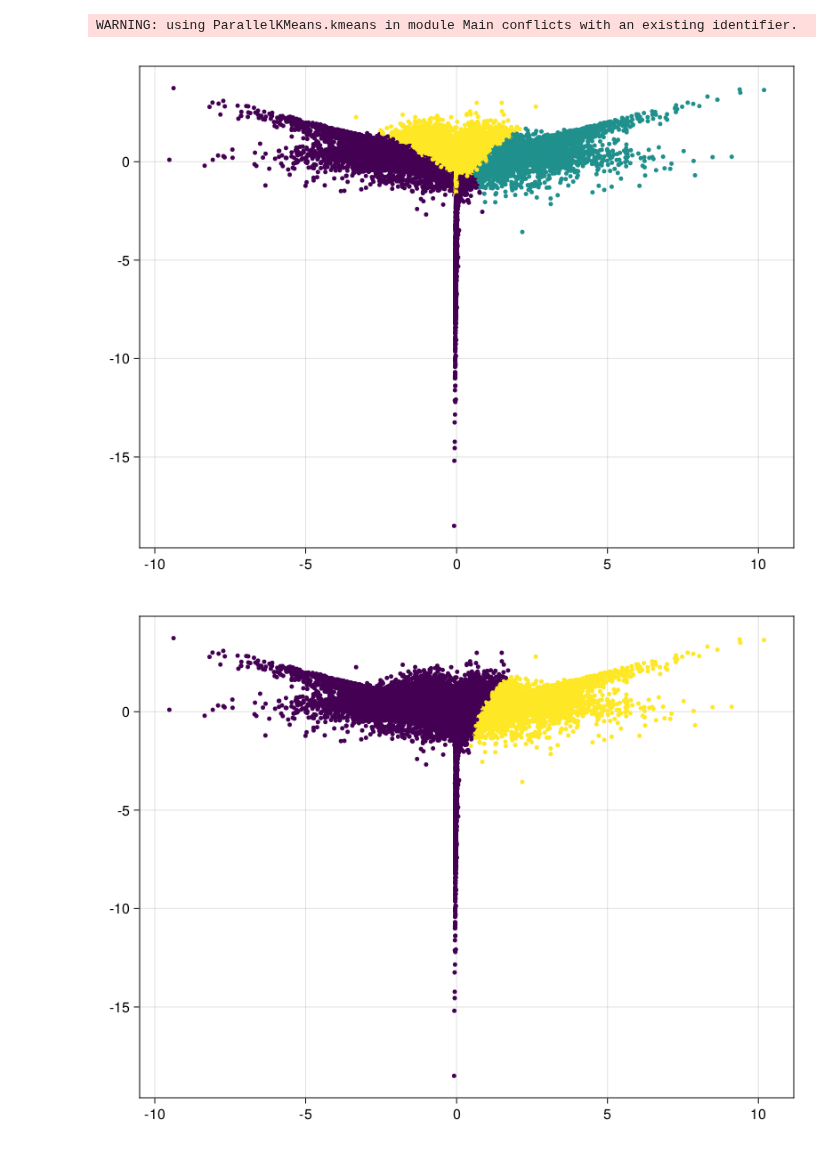
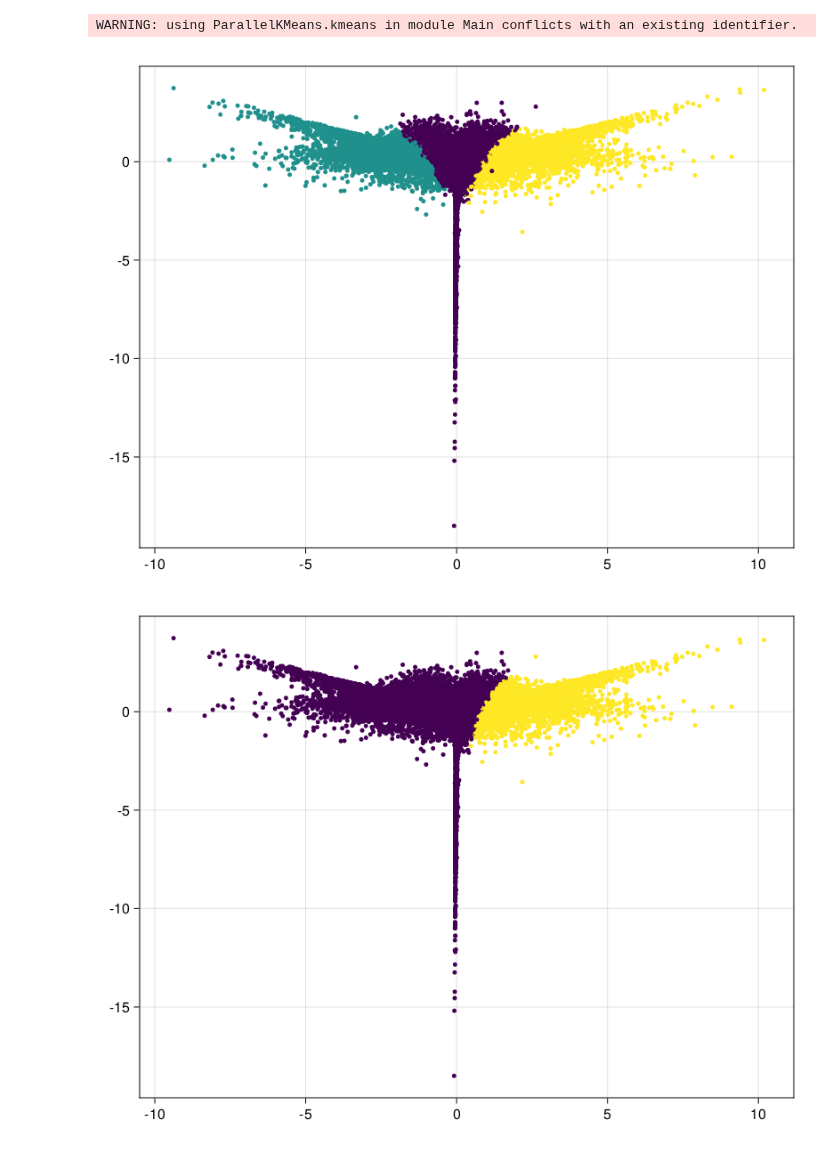
Before and after one commit to solislemuslab/PhyloClustering.jl, a Jupyter notebook: manuscript/Julia/clustering-julia.ipynb, the cells around one changed output. Saved outputs shown, nothing was run; the diff lists cells and outputs as text; code cells hidden in the pictures.

```diff
--- a/manuscript/Julia/clustering-julia.ipynb
+++ b/manuscript/Julia/clustering-julia.ipynb
@@ -66,7 +66,7 @@ end
 # %% [output]
 accuracy (generic function with 1 method)
 # %%
-tree = CSV.read("data/bipartition_4taxa_tree.csv", DataFrame);
+tree = CSV.read("../../../data/bipartition_4taxa_tree.csv", DataFrame);
 # %%
 # kmeans in Clustering.jl can only work on matix, and one tree per column
 data = collect(Matrix(tree[:,:])');
@@ -108,10 +108,10 @@ using ParallelKMeans
 # %% [output]
 WARNING: using ParallelKMeans.kmeans in module Main conflicts with an existing identifier.
 # %%
-result = ParallelKMeans.kmeans(data,3)
+result = ParallelKMeans.kmeans(Hamerly(),data,3)
 scatter(PCA_data[1,:], PCA_data[2,:], markersize = 5, color = result.assignments)
 # %% [output]
-[figure, old version]
+[figure, new version]
 # %%
 # n is the number of cluters
 # remember standardize trees for better performance
```
Also changed, not shown: parts of 5 cells of this notebook, 2 other files.
